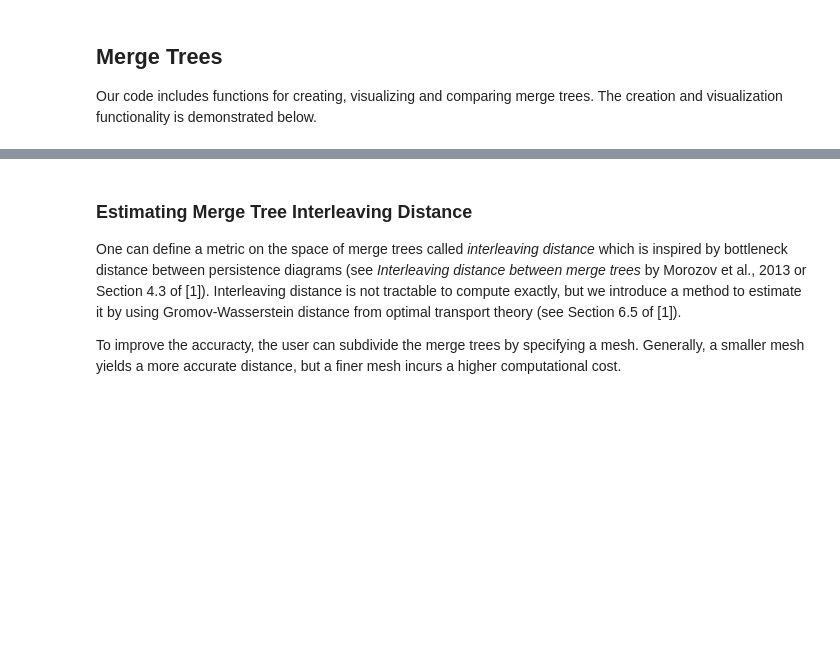
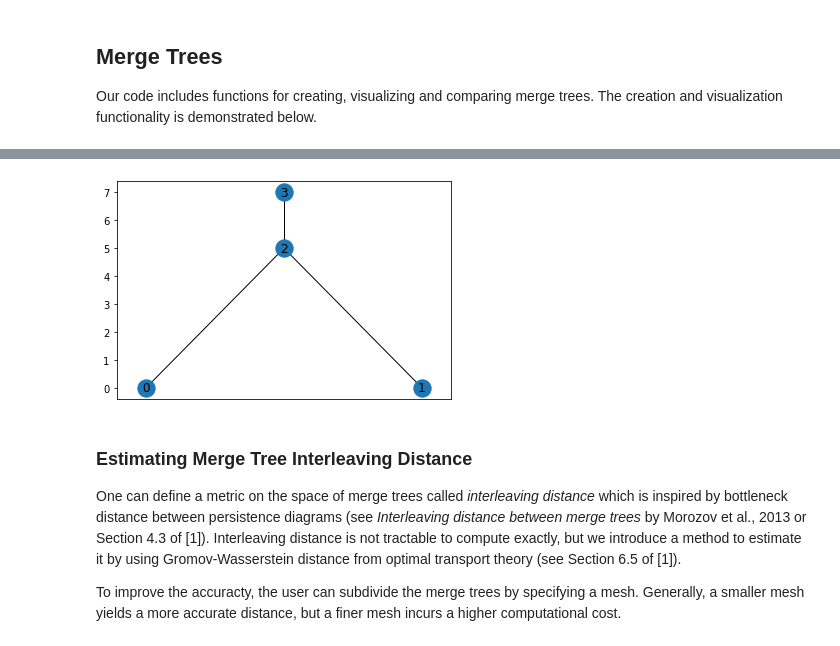
Before and after one commit to trneedham/Decorated-Merge-Trees, a Jupyter notebook: 00_MergeTreesAndDecoratedMergeTrees.ipynb, the cells around one changed output, grey strips where cells are left out. Saved outputs shown, nothing was run; the diff lists cells and outputs as text; code cells hidden in the pictures; blank space fills up the shorter version.

```diff
--- a/00_MergeTreesAndDecoratedMergeTrees.ipynb
+++ b/00_MergeTreesAndDecoratedMergeTrees.ipynb
@@ -60,3 +74,7 @@ draw_merge_tree(T2,height2,axes = True)
+# %%
+MT2.draw(axes = True)
+# %% [output]
+[figure, added]
 # %% [markdown]
 ### Estimating Merge Tree Interleaving Distance
 
```
Also changed, not shown: parts of 60 cells of this notebook.
